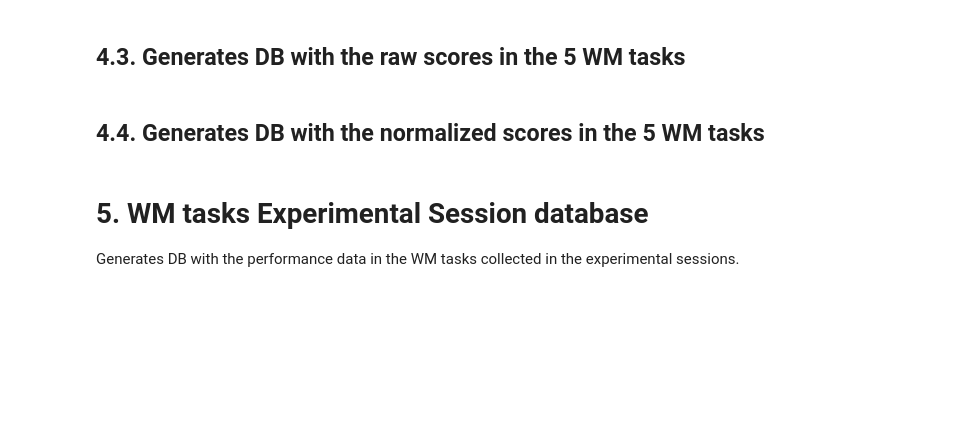
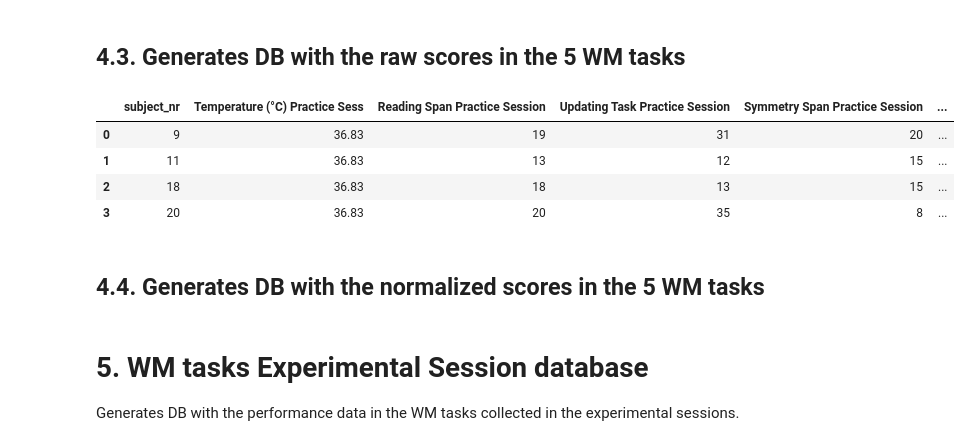
Before and after one commit to FabioATMonteiro92/DataCleaning-Processing, a Jupyter notebook: notebook/01_data_processing_script.ipynb, the cells around one changed output. Cells and saved outputs as stored; diff of their text form; code cells hidden in the pictures; blank space fills up the shorter version.

```diff
--- a/notebook/01_data_processing_script.ipynb
+++ b/notebook/01_data_processing_script.ipynb
@@ -1576,7 +1613,11 @@ df_raw_scores.insert(0,'subject_nr',subj_nr)
 
 ##############################################################################################################
 ##Inserts column with temperature in the the df that will contain the raw scores of each task
-Temperature = pd.read_excel(r'C:\Users\fabio\OneDrive\Área de Trabalho\RPubs\Article 3\Temperature\Body_Temperature_Collection.xlsx',sheet_name='TempPractice')
+PROJ_ROOT = Path("..").resolve()
+
+# Build the path safely
+excel_part_data_path = PROJ_ROOT / "Temperature" / "Body_Temperature_Collection.xlsx"
+Temperature = pd.read_excel(excel_part_data_path,sheet_name='TempPractice')
 
 aa = df_raw_scores["subject_nr"].astype("int")
 
@@ -1589,33 +1630,39 @@ for i in Temperature["Subject ID"]:
     ii += 1
     k =+ 1
 
 ########################################################################################################
 #Calculates and inserts the raw score of each participant in each WM task
 RawRS = list(df_Reading_Span_Practice.groupby(['subject_nr'], sort=True)['score_reading_span_Practice_Sess'].max() * 20)
 df_raw_scores["Reading Span Practice Session"] = RawRS
 
 RawUT = list(df_WMU_Task_Practice.groupby(['subject_nr'], sort=True)['WMUExperimentalScore_Practice_Sess'].max())
 df_raw_scores["Updating Task Practice Session"] = RawUT
 
 RawSS = list(df_Symmetry_Span_Practice.groupby(['subject_nr'], sort=True)['score_symmetry_span_Practice_Sess'].max() * 20)
 df_raw_scores["Symmetry Span Practice Session"] = RawSS
 
 RawBT = list(df_Binding_Task_Practice.groupby(['subject_nr'], sort=True)['BindingRawScore_Practice_Sess'].max())
 df_raw_scores["Binding Task Practice Session"] = RawBT
 
 RawOS = list(df_Operation_Span_Practice.groupby(['subject_nr'], sort=True)['score_operation_span_Practice_Sess'].max() * 20)
 df_raw_scores["Operation Span Practice Session"] = RawOS
 
 df_raw_scores["subject_nr"] = pd.to_numeric(df_raw_scores["subject_nr"], errors="coerce")
 df_raw_scores = df_raw_scores.sort_values(by="subject_nr").reset_index(drop=True)
 df_raw_scores = df_raw_scores.astype({
     col: 'int'
     for col in df_raw_scores.columns
     if col not in ['subject_nr', 'Temperature (°C) Practice Sess']
 })
 
 df_raw_scores_pract = df_raw_scores.sort_values(by="subject_nr")
 df_raw_scores_pract
+# %% [output]
+|  | subject_nr | Temperature (°C) Practice Sess | Reading Span Practice Session | Updating Task Practice Session | Symmetry Span Practice Session | ... |
+| 0 | 9 | 36.83 | 19 | 31 | 20 | ... |
+| 1 | 11 | 36.83 | 13 | 12 | 15 | ... |
+| 2 | 18 | 36.83 | 18 | 13 | 15 | ... |
+| 3 | 20 | 36.83 | 20 | 35 | 8 | ... |
 # %% [markdown]
 ## 4.4. Generates DB with the normalized scores in the 5 WM tasks
 # %%
```
Also changed, not shown: parts of 5 cells of this notebook.
